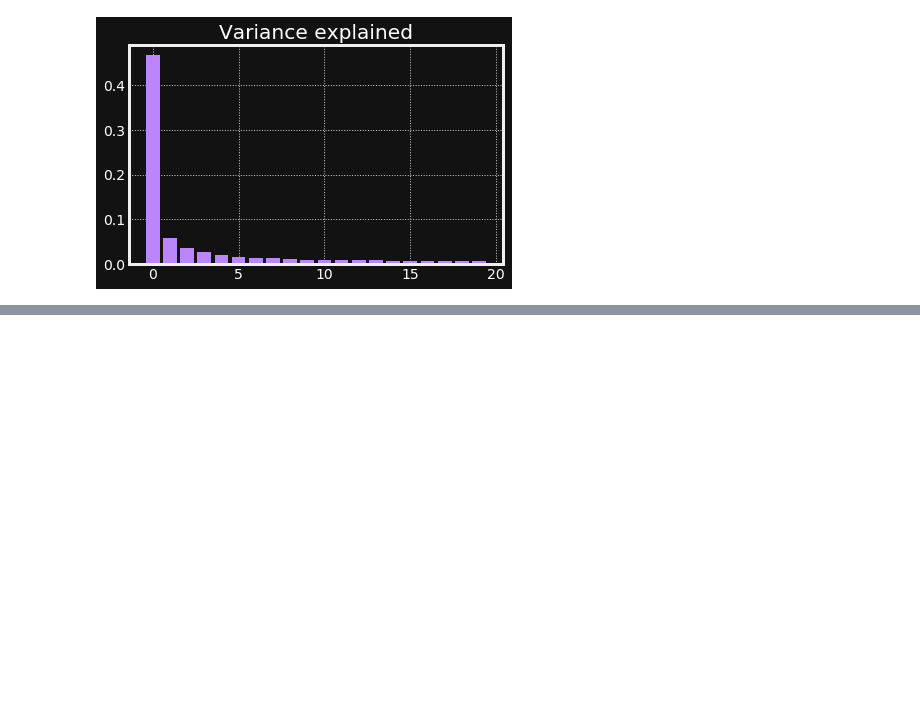
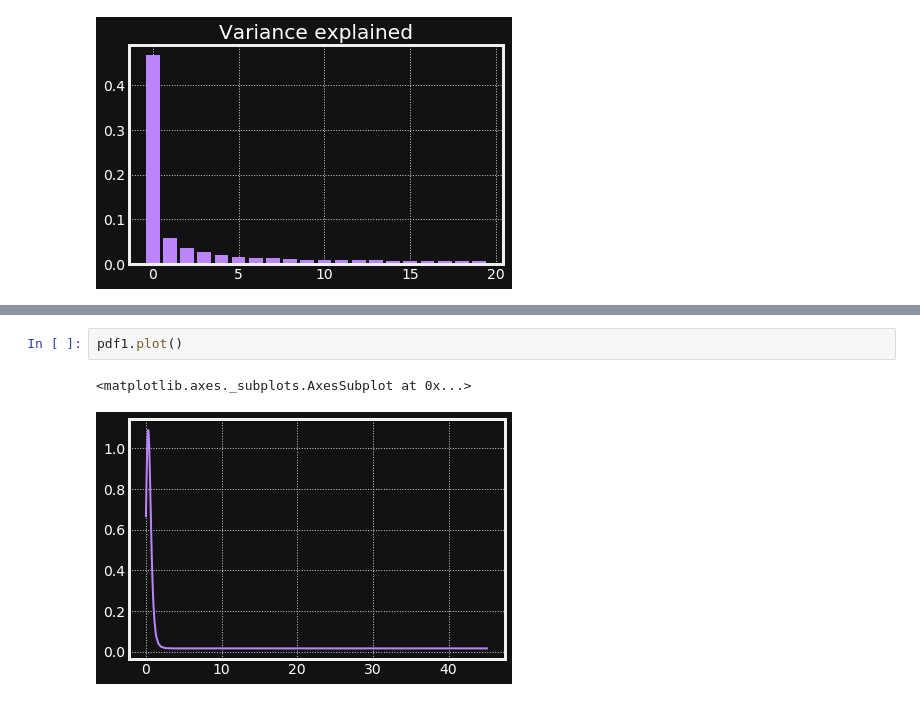
Before and after one commit to sebastjancizel/ml-for-finance, a Jupyter notebook: denoising_detoning/denoising_sp100.ipynb, the cells around one changed output, grey strips where cells are left out. Drawn from its saved outputs; the diff is of its cells as text; blank space fills up the shorter version.

```diff
--- a/denoising_detoning/denoising_sp100.ipynb
+++ b/denoising_detoning/denoising_sp100.ipynb
@@ -128,0 +160,5 @@ Text(0.5, 1.0, 'Variance explained')
+# %%
+pdf1.plot()
+# %% [output]
+<matplotlib.axes._subplots.AxesSubplot at 0x...>
+[figure, added]
```
Also changed, not shown: parts of 11 cells of this notebook, 1 other file.
